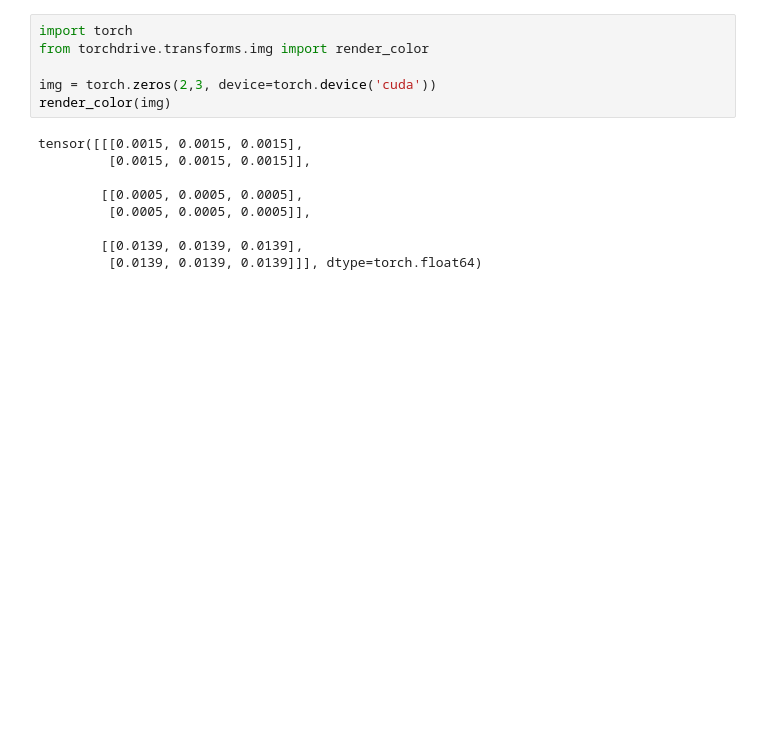
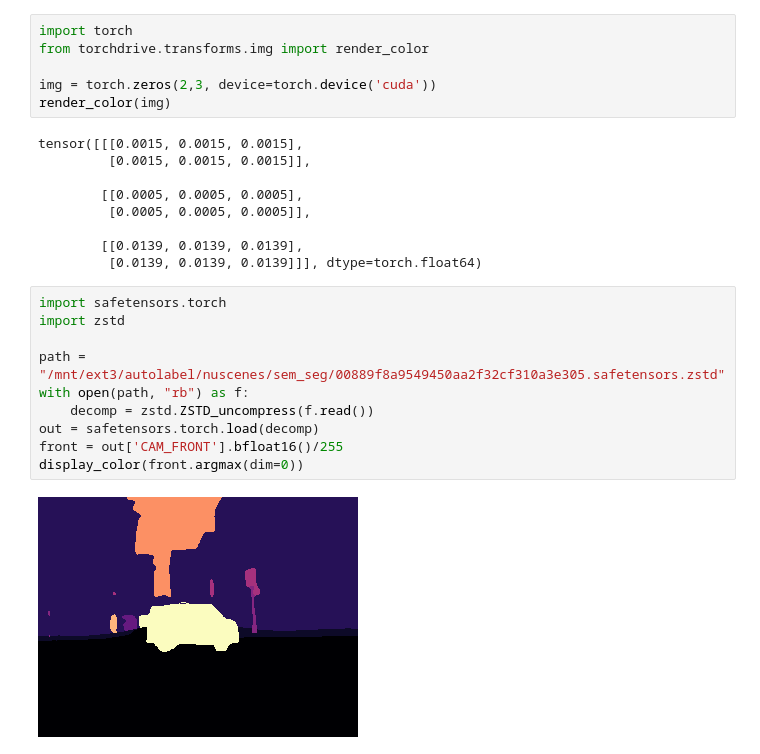
Before and after one commit to d4l3k/torchdrive, a Jupyter notebook: notebooks/model-debug.ipynb, the cells around one changed output. Cells and saved outputs as stored; diff of their text form; blank space fills up the shorter version.

Commit message:
autolabel loading progress, rice support

```diff
--- a/notebooks/model-debug.ipynb
+++ b/notebooks/model-debug.ipynb
@@ -195,3 +196,15 @@ tensor([[[0.0015, 0.0015, 0.0015],
 
         [[0.0139, 0.0139, 0.0139],
          [0.0139, 0.0139, 0.0139]]], dtype=torch.float64)
+# %%
+import safetensors.torch
+import zstd
+
+path = "/mnt/ext3/autolabel/nuscenes/sem_seg/00889f8a9549450aa2f32cf310a3e305.safetensors.zstd"
+with open(path, "rb") as f:
+    decomp = zstd.ZSTD_uncompress(f.read())
+out = safetensors.torch.load(decomp)
+front = out['CAM_FRONT'].bfloat16()/255
+display_color(front.argmax(dim=0))
+# %% [output]
+[figure, added]
```
Also changed, not shown: parts of 1 cell of this notebook, 6 other files.
